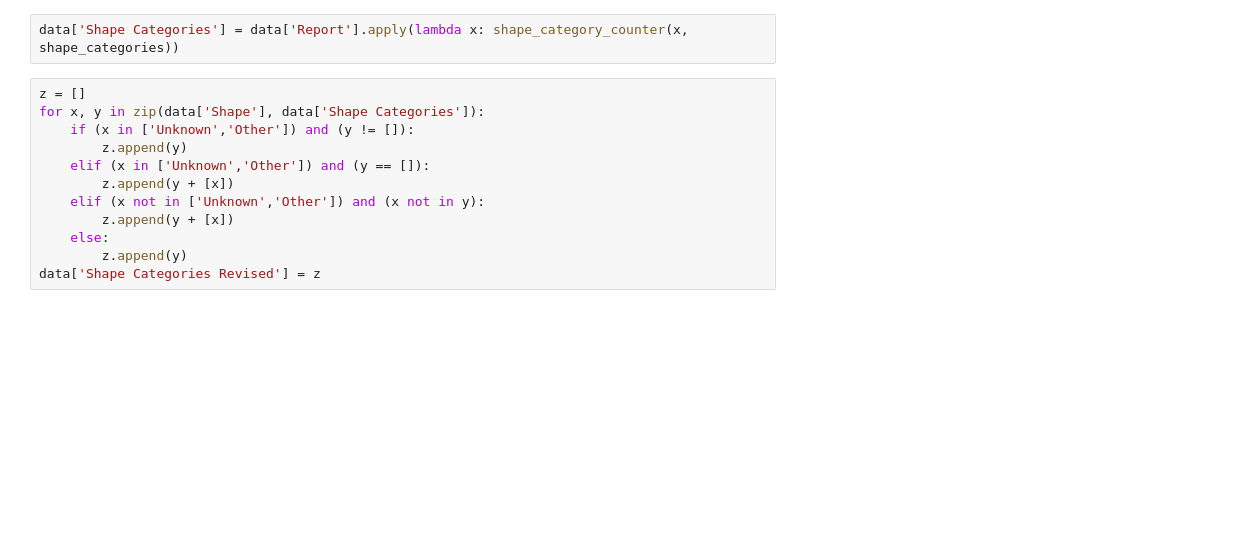
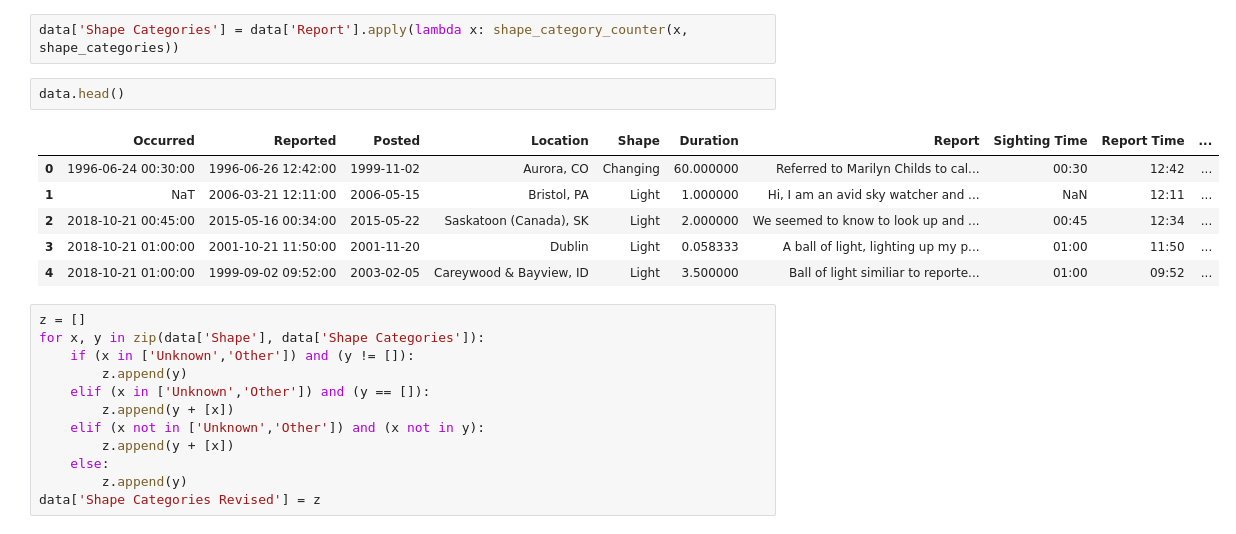
Before and after one commit to Dascienz/ufo-sightings, a Jupyter notebook: jupyter-notebooks/Data_Cleaning_and_Processing.ipynb, the cells around one changed output. Cells and saved outputs as stored; diff of their text form; blank space fills up the shorter version.

```diff
--- a/Data_Cleaning_and_Processing.ipynb
+++ b/jupyter-notebooks/Data_Cleaning_and_Processing.ipynb
@@ -261,6 +262,15 @@ def shape_category_counter(report, shape_categories):
 shape_categories = [i.lower() for i in data['Shape'].value_counts().index if i not in ['Unknown','Other']]+['orb']
 # %%
 data['Shape Categories'] = data['Report'].apply(lambda x: shape_category_counter(x, shape_categories))
+# %%
+data.head()
+# %% [output]
+|  | Occurred | Reported | Posted | Location | Shape | Duration | Report | Sighting Time | Report Time | ... |
+| 0 | 1996-06-24 00:30:00 | 1996-06-26 12:42:00 | 1999-11-02 | Aurora, CO | Changing | 60.000000 | Referred to Marilyn Childs to cal... | 00:30 | 12:42 | ... |
+| 1 | NaT | 2006-03-21 12:11:00 | 2006-05-15 | Bristol, PA | Light | 1.000000 | Hi, I am an avid sky watcher and ... | NaN | 12:11 | ... |
+| 2 | 2018-10-21 00:45:00 | 2015-05-16 00:34:00 | 2015-05-22 | Saskatoon (Canada), SK | Light | 2.000000 | We seemed to know to look up and ... | 00:45 | 12:34 | ... |
+| 3 | 2018-10-21 01:00:00 | 2001-10-21 11:50:00 | 2001-11-20 | Dublin | Light | 0.058333 | A ball of light, lighting up my p... | 01:00 | 11:50 | ... |
+| 4 | 2018-10-21 01:00:00 | 1999-09-02 09:52:00 | 2003-02-05 | Careywood & Bayview, ID | Light | 3.500000 | Ball of light similiar to reporte... | 01:00 | 09:52 | ... |
 # %%
 z = []
 for x, y in zip(data['Shape'], data['Shape Categories']):
```
Also changed, not shown: parts of 5 cells of this notebook, 18 other files.
